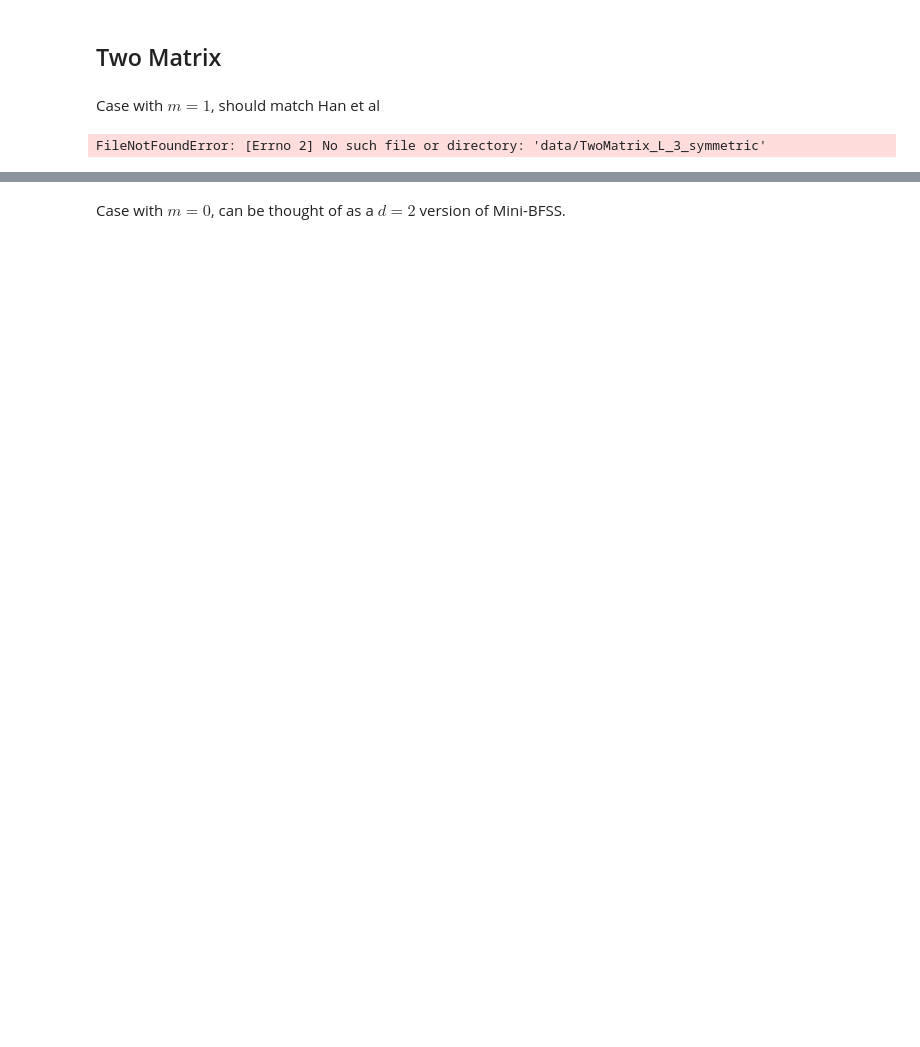
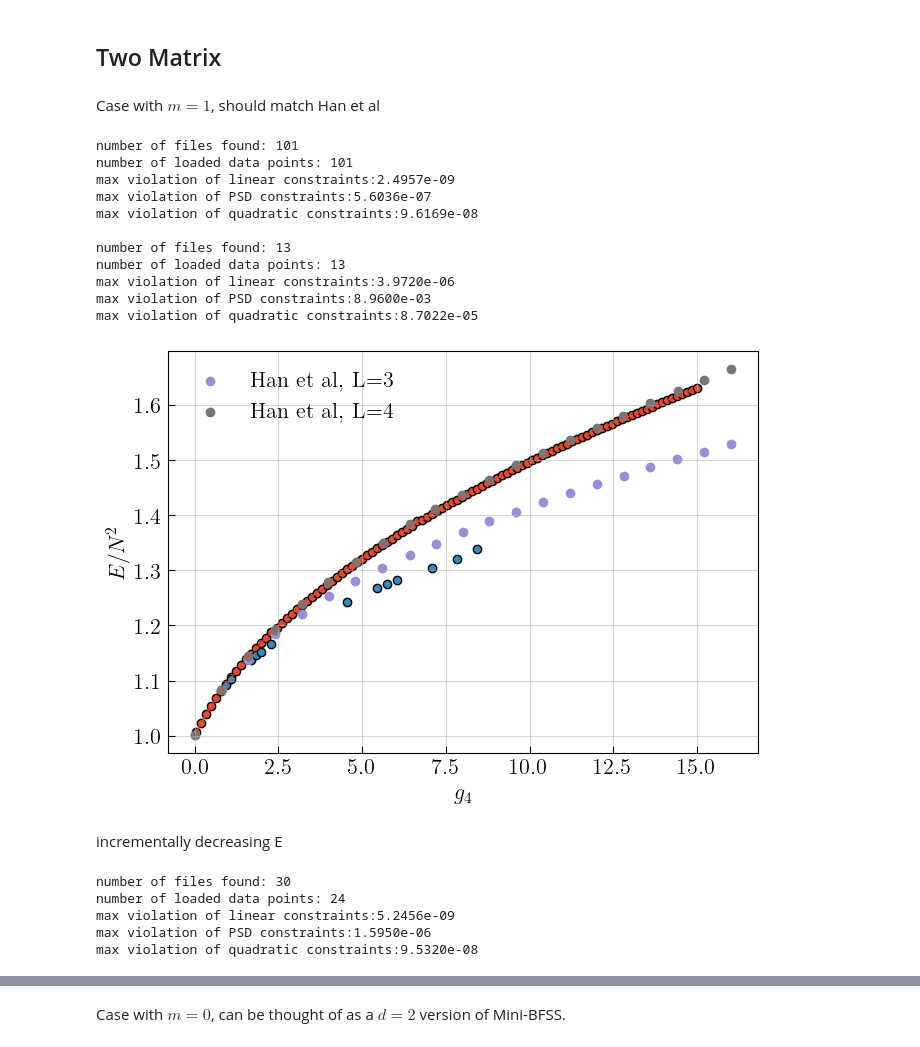
Before and after one commit to gshartnett/bmnsim, a Jupyter notebook: Plotting Notebook.ipynb, the cells around one changed output, grey strips where cells are left out. Cells and saved outputs as stored; diff of their text form; code cells hidden in the pictures; blank space fills up the shorter version.

```diff
--- a/Plotting Notebook.ipynb
+++ b/Plotting Notebook.ipynb
@@ -225,21 +320,3 @@ plt.show()
 ## Two Matrix
 # %% [markdown]
 Case with $m=1$, should match Han et al
-# %%
-datadir = "data/TwoMatrix_L_3_symmetric"
-files = [f for f in os.listdir(datadir) if '.json' in f]
-
-data = []
-for file in files:
-    if 'g4_' in file:
-        with open(f"{datadir}/{file}") as f:
-            result = json.load(f)
-        del result["param"] # remove param vector
-        result["g4"] = float(file[3:-5]) # add g4 coupling
-        data.append(result)
-print(f"number of data points found: {len(data)}")
-df = pd.DataFrame(data)
-df.sort_values("g4", inplace=True)
-df.head(5)
-# %% [output]
-FileNotFoundError: [Errno 2] No such file or directory: 'data/TwoMatrix_L_3_symmetric'
@@ -248,18 +323,59 @@ df.sort_values("max_quad_constraint_violation", inplace=False, ascending=False).
 # %%
 fig, ax = plt.subplots(figsize=(7, 5))
 
+datadir = "data/TwoMatrix_L_3_symmetric"
+df = load_data(datadir, names_in_filename=["g4_"])
+df["g4"] = [float(df["filename"].iloc[i].split("_")[1][:-5]) for i in range(len(df))]
+df.sort_values(by="g4", inplace=True)
 ax.scatter(df["g4"], df["energy"], edgecolors="k")
 ax.plot(df["g4"], df["energy"], '--', linewidth=1.5, alpha=0.75)
 
+datadir = "data/TwoMatrix_L_3_symmetric_no_penalty"
+df = load_data(datadir, names_in_filename=["g4_"], tol=1e-4)
+df["g4"] = [float(df["filename"].iloc[i].split("_")[1][:-5]) for i in range(len(df))]
+ax.scatter(df["g4"], df["energy"], edgecolors="k")
+#ax.plot(df["g4"], df["energy"], '--', linewidth=1.5, alpha=0.75)
+
 df_han_hartnoll_fig3a = pd.read_csv("data/data_from_papers/han_hartnoll_data/TwoMatrixFig3a_L_3.csv", header=None, names=["x", "y"])
-ax.scatter(2 * df_han_hartnoll_fig3a["x"], 0.5 * df_han_hartnoll_fig3a["y"], label="Han Hartnoll, L=3")
+ax.scatter(2 * df_han_hartnoll_fig3a["x"], 0.5 * df_han_hartnoll_fig3a["y"], label="Han et al, L=3")
 
 df_han_hartnoll_fig3a = pd.read_csv("data/data_from_papers/han_hartnoll_data/TwoMatrixFig3a_L_4.csv", header=None, names=["x", "y"])
-ax.scatter(2 * df_han_hartnoll_fig3a["x"], 0.5 * df_han_hartnoll_fig3a["y"], label="Han Hartnoll, L=4")
+ax.scatter(2 * df_han_hartnoll_fig3a["x"], 0.5 * df_han_hartnoll_fig3a["y"], label="Han et al, L=4")
 
 ax.set_xlabel(r"$g_4$")
 ax.set_ylabel(r"$E/N^2$")
 ax.legend(frameon=False)
 plt.tight_layout()
 #ax.set_xlim([0.1, 1.4])
 plt.show()
+# %% [output]
+number of files found: 101
+number of loaded data points: 101
+max violation of linear constraints:2.4957e-09
+max violation of PSD constraints:5.6036e-07
+max violation of quadratic constraints:9.6169e-08
+
+number of files found: 13
+number of loaded data points: 13
+max violation of linear constraints:3.9720e-06
+max violation of PSD constraints:8.9600e-03
+max violation of quadratic constraints:8.7022e-05
+[figure, added]
+# %% [markdown]
+incrementally decreasing E
+# %%
+datadir = "data/TwoMatrix_L_3_symmetric_zero_mass_init_from_previous_soln"
+df = load_data(datadir=datadir, names_in_filename=["x_2"], delete_param=False, tol=1e-6)
+
+params = np.asarray([df.iloc[i]["param"] for i in range(len(df))])
+zeros = np.abs(params) < 1e-8
+
+for i in range(len(zeros)):
+    if not np.all(zeros[i] == zeros[-1]):
+        print(i)
+# %% [output]
+number of files found: 30
+number of loaded data points: 24
+max violation of linear constraints:5.2456e-09
+max violation of PSD constraints:1.5950e-06
+max violation of quadratic constraints:9.5320e-08
```
Also changed, not shown: parts of 25 cells of this notebook, 7 other files.
